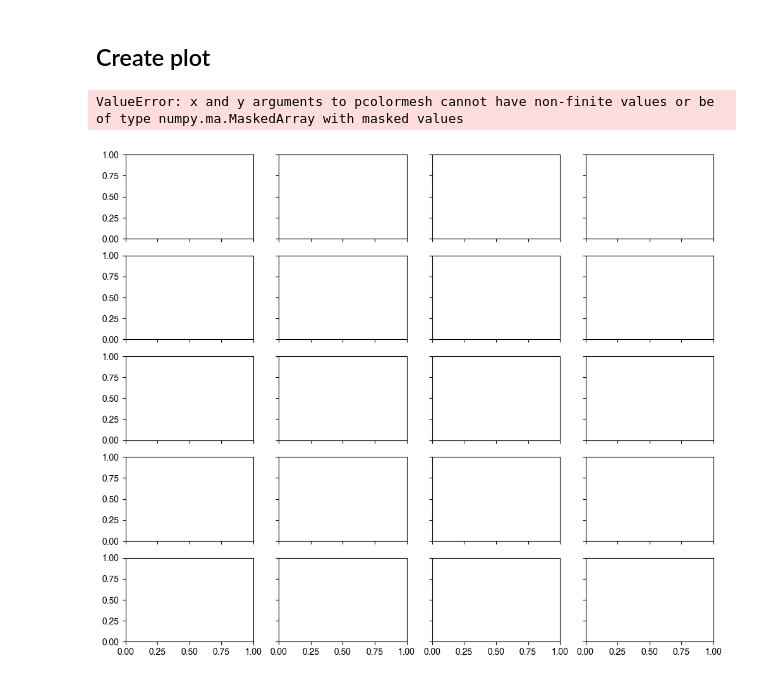
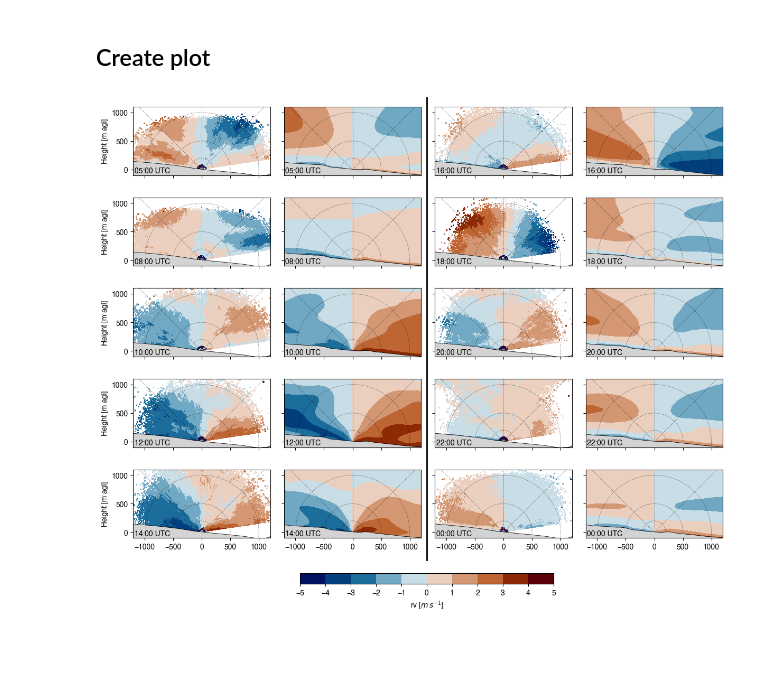
Before and after one commit to ClimLabTools/icon_validation, a Jupyter notebook: notebooks/fig_rhi_icon_2D.ipynb, the cells around one changed output. Cells and saved outputs as stored; diff of their text form; code cells hidden in the pictures; blank space fills up the shorter version.

```diff
--- a/notebooks/fig_rhi_icon_2D.ipynb
+++ b/notebooks/fig_rhi_icon_2D.ipynb
@@ -56,8 +56,8 @@ def add_range_semicircles_and_gridlines(ax, radii, center=(0, 0), **kwargs):
 # %%
 # date and hours of day to be visualized
 dt_from = "2025-08-14"
-# full_hours = np.array([5,8,10,12,14,16,18,20,22,24])
-full_hours = np.array([5,8])
+full_hours = np.array([5,8,10,12,14,16,18,20,22,24])
+# full_hours = np.array([5,8])
 
 # Lidar settings
 range_gates = 18
@@ -90,17 +90,16 @@ x_icon = ds_icon.horizontal_dist.values
 z_icon = ds_icon.height.values
 icon_extent = [-scan_length, scan_length, z_icon.min(), z_icon.max()]
 
-mask = ~np.isnan(dv_icon)
+mask = ~np.isnan(ds_icon.isel(time=0).rv)
 dem_icon = mask.argmax(axis=0) + z_icon.min()
 
 #--- RHI: get DEM for RHI scan from previously created GeoPackage (see notebooks/compute_rhi_geometries.ipynb)
-zenith_bins = ds_rhi.zenith_bins.size
-gdf = gpd.read_file('../data_in/H3_lidar_RHI_data.gpkg', layer=f'scan_line_{rhi_angle}deg_elev_{zenith_bins}_zenith_bins')
+gdf = gpd.read_file('../data_in/H3_lidar_RHI_data.gpkg', layer=f'scan_line_{scan_length}m_{rhi_angle}deg_elev')
 dem_elev = gdf['elevation'].values
 
 # since plot shows height agl, we need to lower the elevation profile that midpoint (=lidar location) is at 0 m agl
-cx = (zenith_bins // 2) - 1
-offset = (dem_elev[cx]+dem_elev[cx+1])/2
+n = len(dem_elev)
+offset = (dem_elev[n//2 - 1] + dem_elev[n//2]) / 2 if n % 2 == 0 else dem_elev[n//2]
 dem_rhi = dem_elev - offset
 # %% [markdown]
 ## Create plot
@@ -132,16 +131,28 @@ for i, t in tqdm(enumerate(half_hours)):
 
     # get actual data (radial velocity
     dv_rhi  = ds_rhi.dv.isel(half_hour=t).values # open the RHI dataset at the respective index
+    dv_rhi = np.fliplr(dv_rhi.T)
+
     dv_icon = ds_icon.rv.isel(time=t).values
 
     # Get the cartesian coordinates for both plots
-    x_rhi = ds_rhi.x.values
-    z_rhi = ds_rhi.z.values
+    x_rhi = ds_rhi.x.isel(half_hour=t).values
+    z_rhi = ds_rhi.z.isel(half_hour=t).values
+
+    # trim RHI data to valid range (remove NaN values at the edges)
+    valid = np.isfinite(x_rhi) & np.isfinite(z_rhi)
+
+    vr = np.where(valid.any(axis=1))[0]
+    vc = np.where(valid.any(axis=0))[0]
+
+    x_rhi = x_rhi[vr.min():vr.max() + 1, vc.min():vc.max() + 1]
+    z_rhi = z_rhi[vr.min():vr.max() + 1, vc.min():vc.max() + 1]
+    dv_rhi = dv_rhi[vr.min():vr.max() + 1, vc.min():vc.max() + 1]
+
 
     #--- 2. RHI plot
     ax = axes[row, col]
-    pcm25 = ax.pcolormesh(z_rhi, x_rhi, np.fliplr(dv_rhi.T),
-                          shading="nearest", cmap=cmap, norm=norm)
+    pcm25 = ax.pcolormesh(z_rhi, x_rhi, dv_rhi, shading="nearest", cmap=cmap, norm=norm)
     add_dt_text(ax, dt_rhi)
     add_dem(ax, dem_rhi)
 
@@ -152,32 +163,31 @@ for i, t in tqdm(enumerate(half_hours)):
     add_dt_text(ax, dt_icon)
     add_dem(ax, dem_icon)
 
 # limits and grid
 for i,ax in enumerate(axes.flat):
     ax.set_xlim(-1200, 1200)
     ax.set_ylim(-100, zlim)
     ax.set_aspect("equal")
     add_range_semicircles_and_gridlines(ax, radii=[200, 500, 1000], zorder=8,
                                         lw=.5, ls='--', color='black', alpha = 0.5)
     for s in ax.spines.values(): s.set_zorder(50)   # subplot frame on top of DEM overlay
     if i % 4 == 0: ax.set_ylabel('Height [m agl]')  # y labels for left column
 
 # colorbar
 cax = fig.add_axes([0.313, 0.08, 0.4, 0.02])
 fig.colorbar(pcm25, cax=cax, orientation="horizontal",
              boundaries=bounds, ticks=bounds,
              label=r"rv [$m\,s^{-1}$]")
 
 # add vertical separator between 2nd and 3rd column
 sep = Line2D([0.513, 0.513], [0.125, 1], transform=fig.transFigure, color='k', linewidth=2)
 fig.add_artist(sep)
 
 # final formatting
 fig.subplots_adjust(left=0.05, right=0.98, top=1,
                     bottom=0.15, wspace=0.1, hspace=0.05)
 #fig.savefig("HEFEX_III_Lidar_RHI_20250814.png", dpi=300)
 # plt.tight_layout()
 plt.show()
 # %% [output]
-ValueError: x and y arguments to pcolormesh cannot have non-finite values or be of type numpy.ma.MaskedArray with masked values
-[figure, old version]
+[figure, new version]
```
